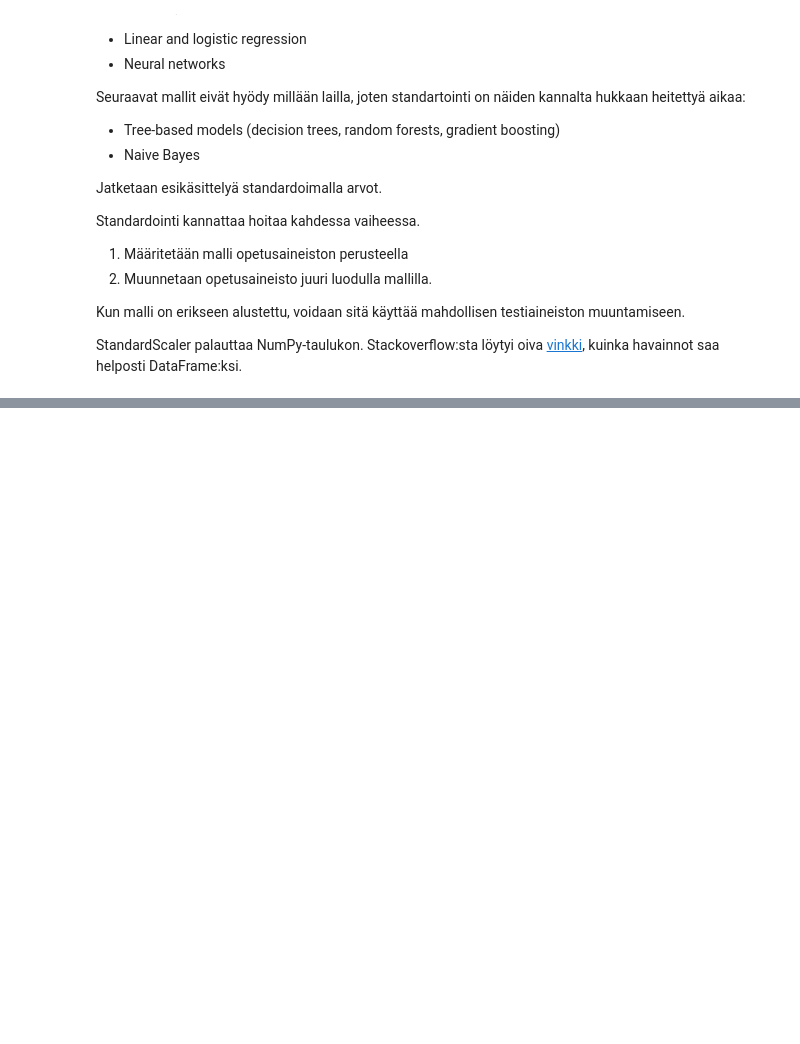
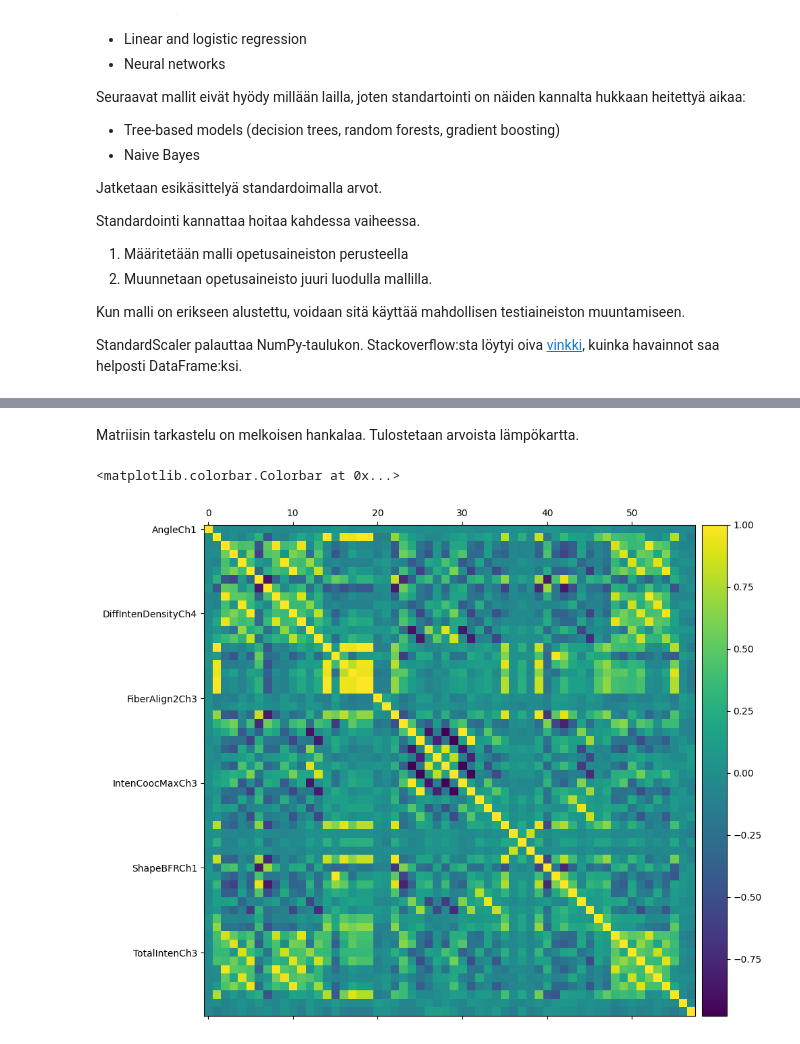
Before and after one commit to RaimoHaikari/data-analytiikka, a Jupyter notebook: applied-predictive-modelling/data-pre-processing.ipynb, the cells around one changed output, grey strips where cells are left out. Saved outputs shown, nothing was run; the diff lists cells and outputs as text; code cells hidden in the pictures; blank space fills up the shorter version.

```diff
--- a/applied-predictive-modelling/data-pre-processing.ipynb
+++ b/applied-predictive-modelling/data-pre-processing.ipynb
@@ -257,0 +349,3 @@ preProcessed.head()
+# %%
+corr_mat = preProcessed.corr().round(2)
+corr_mat.style.background_gradient(cmap='coolwarm', axis=None).set_precision(6)
@@ -257,0 +370,20 @@ preProcessed.head()
+# %% [markdown]
+Matriisin tarkastelu on melkoisen hankalaa. Tulostetaan arvoista lämpökartta.
+# %%
+from mpl_toolkits.axes_grid1 import make_axes_locatable
+
+fig = plt.figure(figsize=(10, 10))
+ax = plt.axes()
+
+ax.yaxis.set_ticks(np.arange(0,preProcessed.shape[1]))
+ax.set_yticklabels(preProcessed.columns)
+
+divider = make_axes_locatable(ax)
+cax = divider.append_axes('right', size='5%', pad=0.1)
+
+
+im = ax.matshow(corr_mat)
+fig.colorbar(im, cax=cax, orientation='vertical')
+# %% [output]
+<matplotlib.colorbar.Colorbar at 0x...>
+[figure, added]
```
Also changed, not shown: parts of 16 cells of this notebook, 5 other files.
